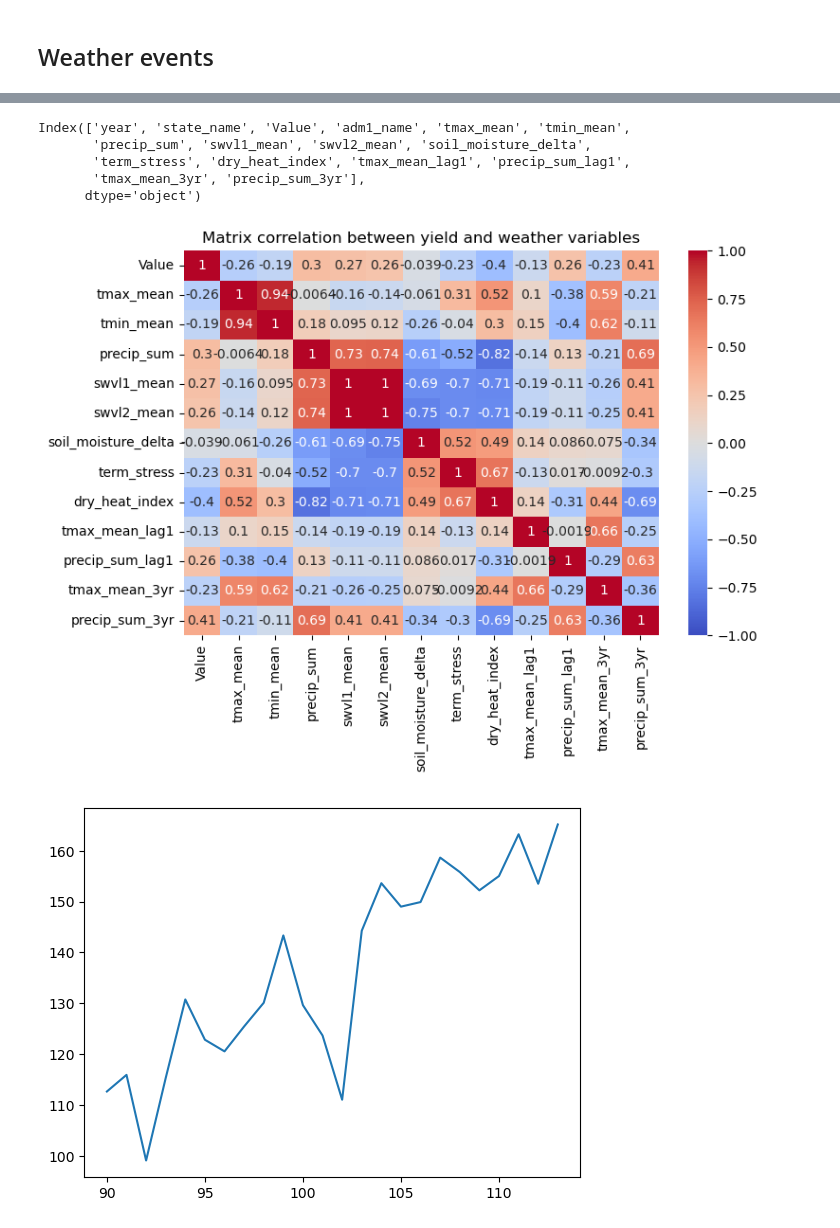
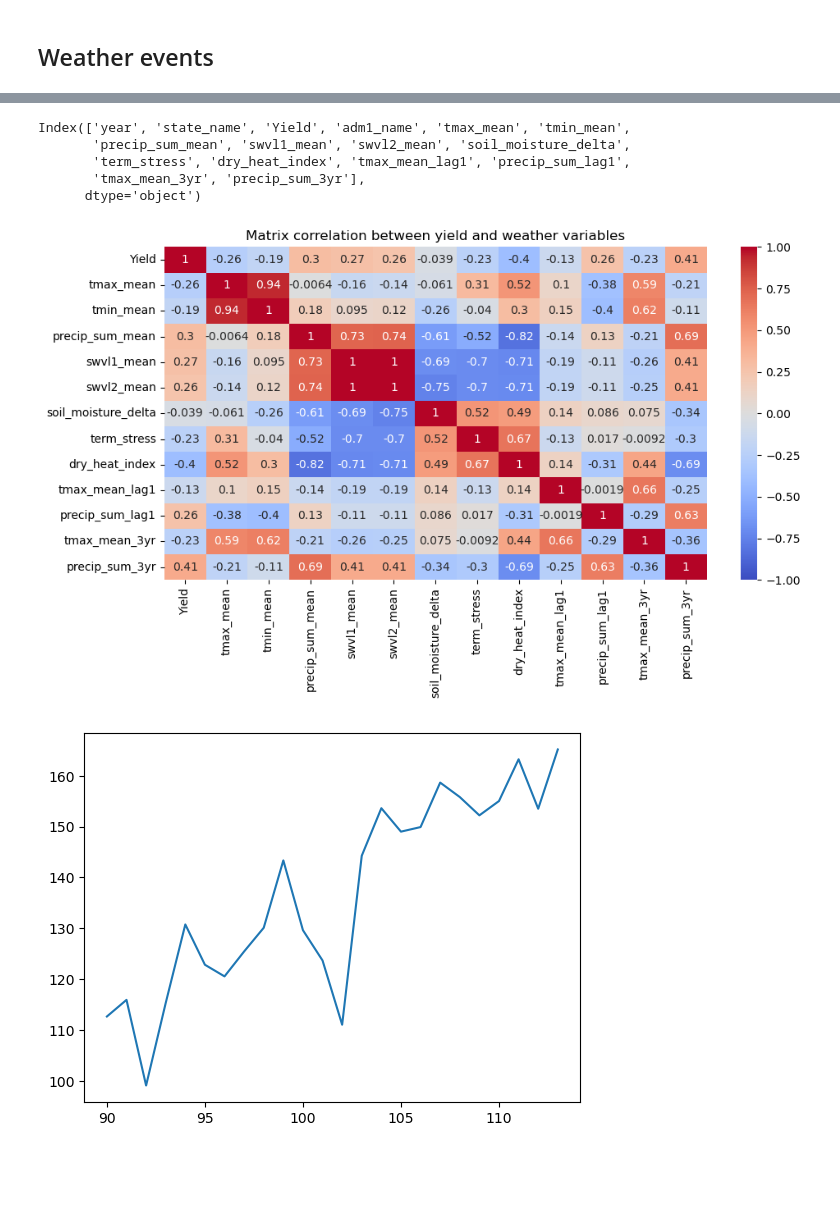
Before and after one commit to AntonioDonnangelo/Predicting-2024-US-Corn-Yield, a Jupyter notebook: Predicting_2024_US_Corn_Yield.ipynb, the cells around one changed output, grey strips where cells are left out. Saved outputs shown, nothing was run; the diff lists cells and outputs as text; code cells hidden in the pictures; blank space fills up the shorter version.

Commit message:
Trying different weather values

```diff
--- a/Predicting_2024_US_Corn_Yield.ipynb
+++ b/Predicting_2024_US_Corn_Yield.ipynb
@@ -585,13 +521 @@ growing_season_df
-# %%
-# Aggregate weather by year
-year_state_weather_summary = growing_season_df.groupby(
-    ['year', 'adm1_name'],
-).agg(
-    tmax_mean=('tmax', 'mean'),
-    tmin_mean=('tmin', 'mean'),
-    precip_sum=('precip', 'mean'),
-    swvl1_mean=('swvl1', 'mean'),
-    swvl2_mean=('swvl2', 'mean')
-
-).reset_index()
 # %%
@@ -613,7 +539,8 @@ year_state_weather_summary
 # %%
+# Merge the dataframes of weather and state mean yield
 year_state_weather_summary['adm1_name'] = year_state_weather_summary['adm1_name'].str.upper()
 
-merged_df_2 = year_state_mean.merge(
+yield_weather_state = year_state_mean.merge(
     year_state_weather_summary,
     how='inner',
     left_on=['year', 'state_name'],
@@ -638,4 +549,9 @@ merged_df_2
 # %%
-merged_df_2['soil_moisture_delta'] = merged_df_2['swvl1_mean'] - merged_df_2['swvl2_mean']
-merged_df_2['term_stress'] = merged_df_2['tmax_mean'] - merged_df_2['tmin_mean']
-merged_df_2['dry_heat_index'] = (merged_df_2['tmax_mean']) / (merged_df_2['precip_sum'] + 1) # adding one to avoid zero div
+# Calculate additional features
+yield_weather_state['soil_moisture_delta'] = yield_weather_state['swvl1_mean'] - yield_weather_state['swvl2_mean']
+yield_weather_state['term_stress'] = yield_weather_state['tmax_mean'] - yield_weather_state['tmin_mean']
+yield_weather_state['dry_heat_index'] = (yield_weather_state['tmax_mean']) / (yield_weather_state['precip_sum_mean'] + 1) # adding one to avoid zero div
+yield_weather_state['tmax_mean_lag1'] = yield_weather_state['tmax_mean'].shift(1)
+yield_weather_state['precip_sum_lag1'] = yield_weather_state['precip_sum_mean'].shift(1)
+yield_weather_state['tmax_mean_3yr'] = yield_weather_state['tmax_mean'].rolling(window=3).mean()
+yield_weather_state['precip_sum_3yr'] = yield_weather_state['precip_sum_mean'].rolling(window=3).mean()
@@ -648,24 +558,24 @@ merged_df_2['precip_sum_3yr'] = merged_df_2['precip_sum'].rolling(window=3).mean
 # %%
-merged_df_2.columns
+yield_weather_state.columns
 # %% [output]
-Index(['year', 'state_name', 'Value', 'adm1_name', 'tmax_mean', 'tmin_mean',
-       'precip_sum', 'swvl1_mean', 'swvl2_mean', 'soil_moisture_delta',
+Index(['year', 'state_name', 'Yield', 'adm1_name', 'tmax_mean', 'tmin_mean',
+       'precip_sum_mean', 'swvl1_mean', 'swvl2_mean', 'soil_moisture_delta',
        'term_stress', 'dry_heat_index', 'tmax_mean_lag1', 'precip_sum_lag1',
        'tmax_mean_3yr', 'precip_sum_3yr'],
       dtype='object')
 # %%
 # Variabili climatiche da correlare con la resa
-features = merged_df_2.columns.drop(['year', 'state_name', 'adm1_name'])
+features = yield_weather_state.columns.drop(['year', 'state_name', 'adm1_name'])
 # %%
 # Calculating the correlation matrix for the features
-corr_matrix = merged_df_2[features].corr()
+corr_matrix = yield_weather_state[features].corr()
 
 # Heatmap
-plt.figure(figsize=(8, 6))
+plt.figure(figsize=(10, 6))
 sns.heatmap(corr_matrix, annot=True, cmap="coolwarm", vmin=-1, vmax=1)
 plt.title("Matrix correlation between yield and weather variables")
 plt.tight_layout()
 plt.show()
 # %% [output]
-[figure, old version]
+[figure, new version]
 # %%
```
Also changed, not shown: parts of 78 cells of this notebook, 3 other files.
